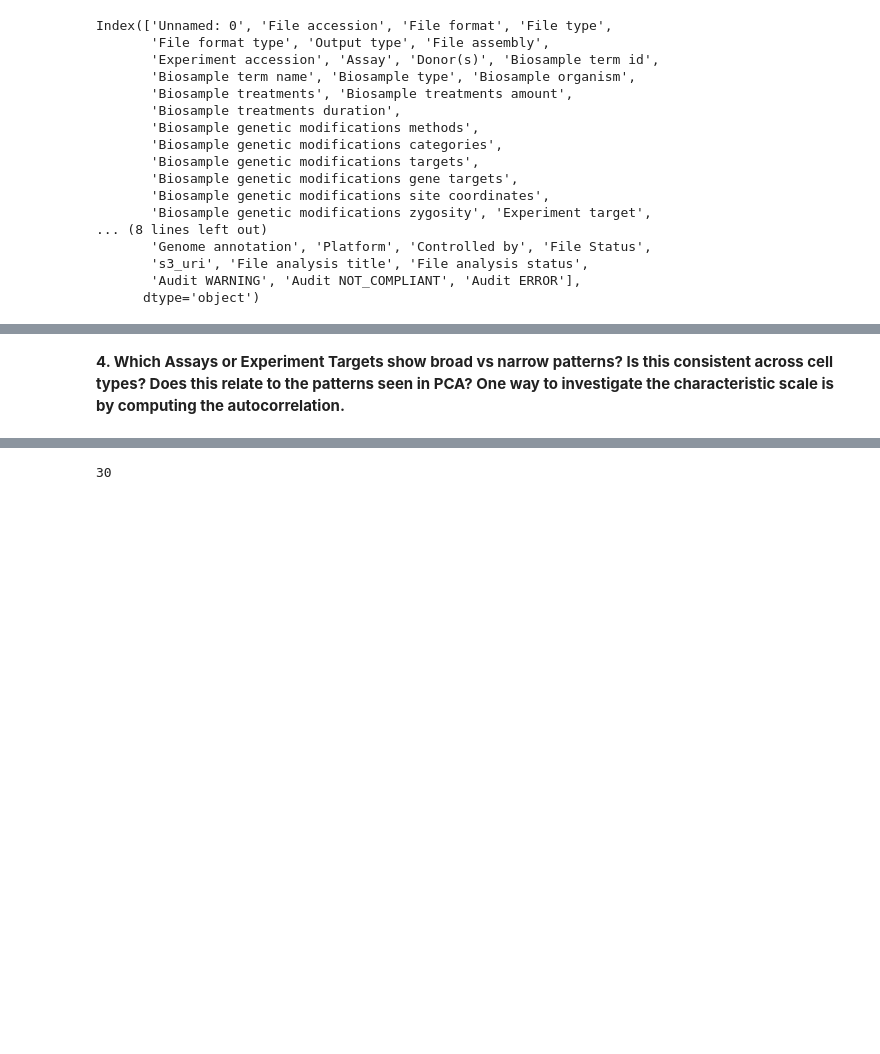
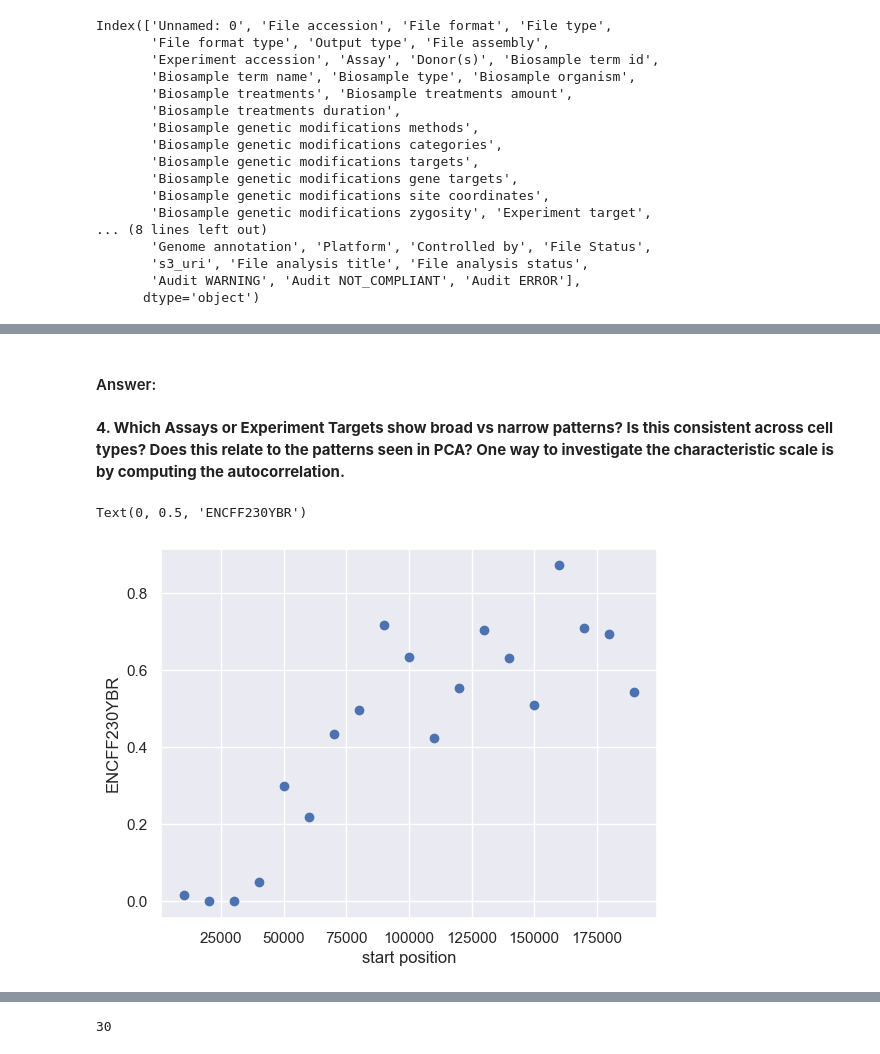
Before and after one commit to Fudenberg-Research-Group/qbio577_fall2022, a Jupyter notebook: encode-bigwig-eda.ipynb, the cells around one changed output, grey strips where cells are left out. Drawn from its saved outputs; the diff is of its cells as text; code cells hidden in the pictures; blank space fills up the shorter version.

Commit message:
Q4 start

```diff
--- a/encode-bigwig-eda.ipynb
+++ b/encode-bigwig-eda.ipynb
@@ -209,2 +177,13 @@ def plot_pca( pca ,
+# %% [markdown]
+#### Answer:
 # %% [markdown]
 **4. Which Assays or Experiment Targets show broad vs narrow patterns? Is this consistent across cell types? Does this relate to the patterns seen in PCA? One way to investigate the characteristic scale is by computing the autocorrelation.**
+# %%
+plt.scatter(df[1:20].start, df[1:20].ENCFF230YBR)
+plt.xlabel('start position')
+plt.ylabel('ENCFF230YBR')
+
+# prominent dip at around 0.4
+# %% [output]
+Text(0, 0.5, 'ENCFF230YBR')
+[figure, added]
```
Also changed, not shown: parts of 24 cells of this notebook.
